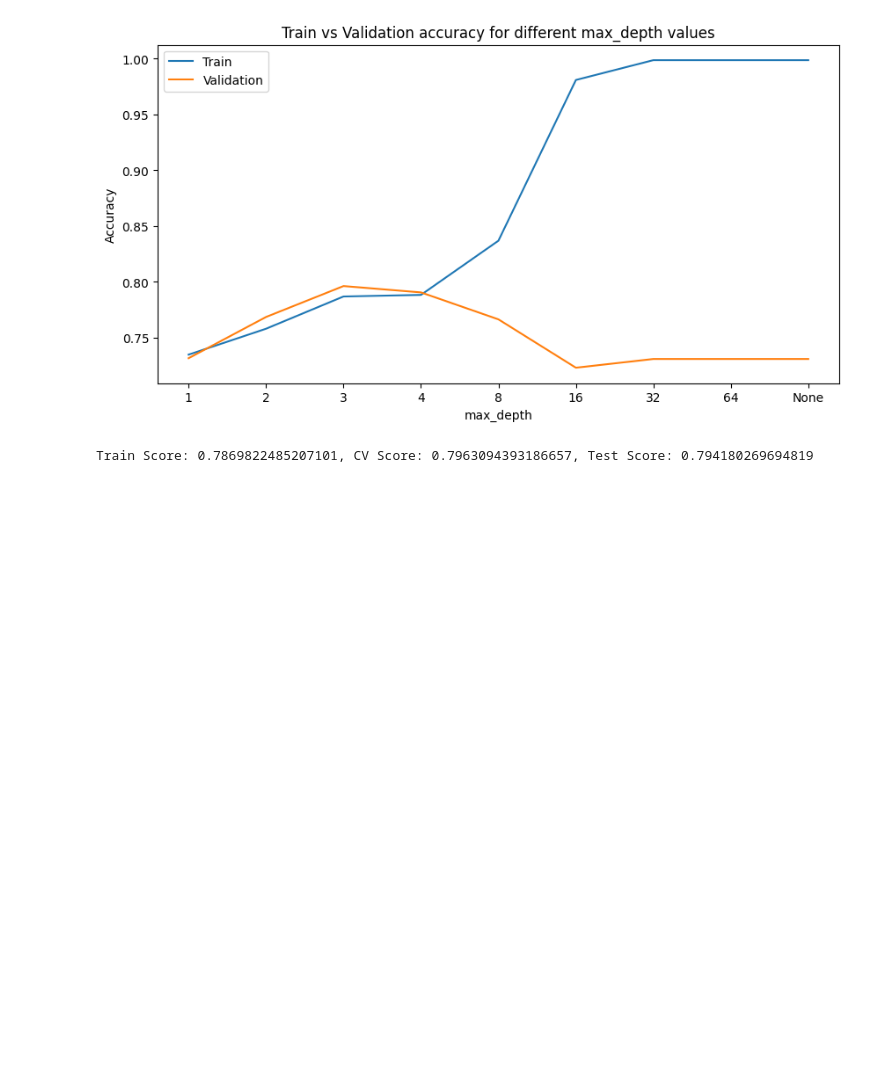
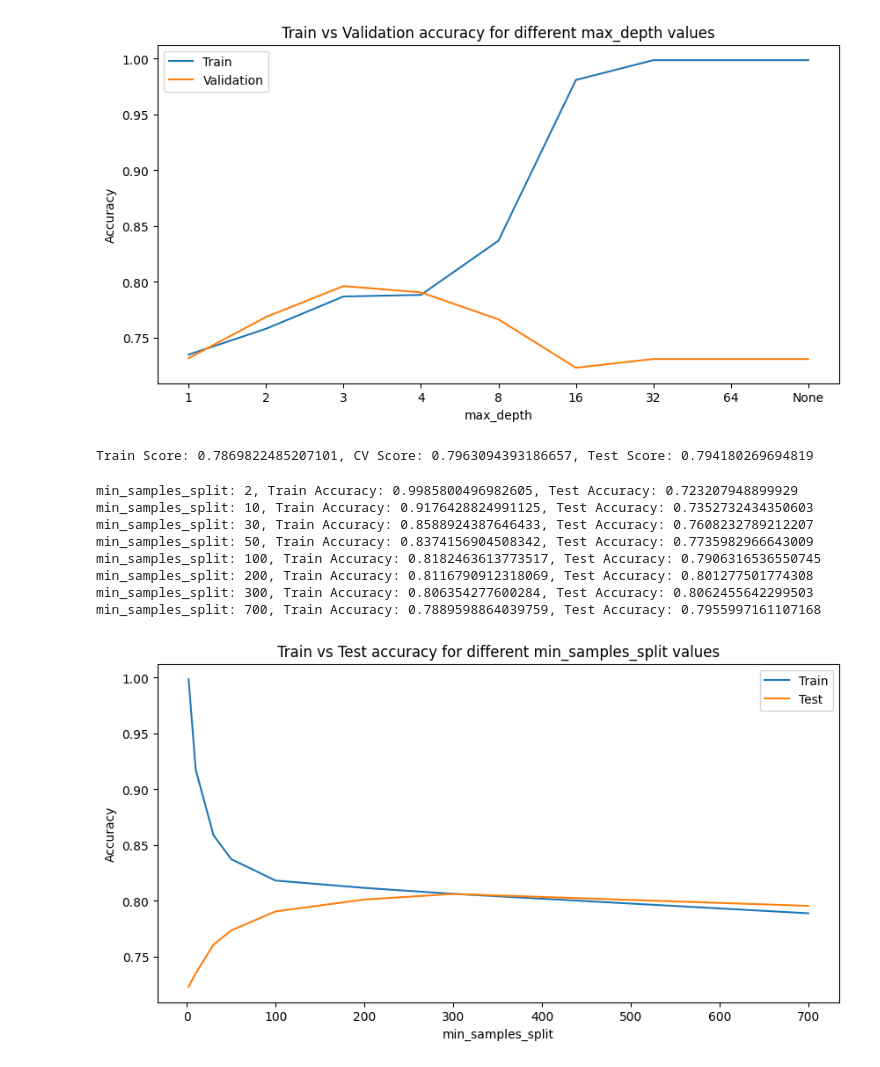
Before and after one commit to E-HAZMATs/Customer-Churn-Predicter, a Jupyter notebook: predictor_using_sklearn_tree.ipynb, the cells around one changed output. Drawn from its saved outputs; the diff is of its cells as text; code cells hidden in the pictures; blank space fills up the shorter version.

```diff
--- a/predictor_using_sklearn_tree.ipynb
+++ b/predictor_using_sklearn_tree.ipynb
@@ -3,9 +7,10 @@ import pandas as pd
 from sklearn.tree import DecisionTreeClassifier
 from sklearn.metrics import accuracy_score
 from sklearn.model_selection import train_test_split
-from helpers import encode_data
+from utils.helpers import encode_data, f1_score
 import matplotlib.pyplot as plt
-df = pd.read_csv('WA_Fn-UseC_-Telco-Customer-Churn.csv')
+from utils.consts import min_samples_split_list, max_depth_list
+df = pd.read_csv('data/WA_Fn-UseC_-Telco-Customer-Churn.csv')
 
 df_ecnoded = encode_data(df)
 # %%
@@ -13,9 +18,4 @@ features = df_ecnoded.drop(['Churn','customerID'], axis=1)
 target = df_ecnoded['Churn']
 # %%
 xtrain, xval, ytrain, yval = train_test_split(features, target, test_size=0.2, random_state=42)
-# %%
-min_samples_split_list = [2,10, 30, 50, 100, 200, 300, 700] ## If the number is an integer, then it is the actual quantity of samples,
-max_depth_list = [1,2, 3, 4, 8, 16, 32, 64, None] # None means that there is no depth limit.
-accuracy_scores_train = []
-accuracy_scores_val = []
 # %%
@@ -160,3 +174,37 @@ accuracy_scores_val.append(val_score)
 print(f'Train Score: {train_score}, CV Score: {val_score}, Test Score: {test_score}')
 # %% [output]
 Train Score: 0.7869822485207101, CV Score: 0.7963094393186657, Test Score: 0.794180269694819
+# %%
+x_train3, x_test3, y_train3, y_test3 = train_test_split(features, target, test_size=0.2, random_state=42)
+# %%
+accuracy_scores_train = []
+accuracy_scores_test = []
+
+for min_samples_split in min_samples_split_list:
+    model = DecisionTreeClassifier(min_samples_split=min_samples_split, random_state=42)
+    model.fit(x_train3, y_train3)
+    y_train_pred = model.predict(x_train3)
+    y_test_pred = model.predict(x_test3)
+    accuracy_train = accuracy_score(y_train3, y_train_pred)
+    accuracy_test = accuracy_score(y_test3, y_test_pred)
+    accuracy_scores_train.append(accuracy_train)
+    accuracy_scores_test.append(accuracy_test)
+    print(f'min_samples_split: {min_samples_split}, Train Accuracy: {accuracy_train}, Test Accuracy: {accuracy_test}')
+plt.figure(figsize=(10, 5))
+plt.title('Train vs Test accuracy for different min_samples_split values')
+plt.xlabel('min_samples_split')
+plt.ylabel('Accuracy')
+plt.plot(min_samples_split_list, accuracy_scores_train, label='Train')
+plt.plot(min_samples_split_list, accuracy_scores_test, label='Test')
+plt.legend()
+plt.show()
+# %% [output]
+min_samples_split: 2, Train Accuracy: 0.9985800496982605, Test Accuracy: 0.723207948899929
+min_samples_split: 10, Train Accuracy: 0.9176428824991125, Test Accuracy: 0.7352732434350603
+min_samples_split: 30, Train Accuracy: 0.8588924387646433, Test Accuracy: 0.7608232789212207
+min_samples_split: 50, Train Accuracy: 0.8374156904508342, Test Accuracy: 0.7735982966643009
+min_samples_split: 100, Train Accuracy: 0.8182463613773517, Test Accuracy: 0.7906316536550745
+min_samples_split: 200, Train Accuracy: 0.8116790912318069, Test Accuracy: 0.801277501774308
+min_samples_split: 300, Train Accuracy: 0.806354277600284, Test Accuracy: 0.8062455642299503
+min_samples_split: 700, Train Accuracy: 0.7889598864039759, Test Accuracy: 0.7955997161107168
+[figure, added]
```
Also changed, not shown: parts of 19 cells of this notebook, 6 other files.
